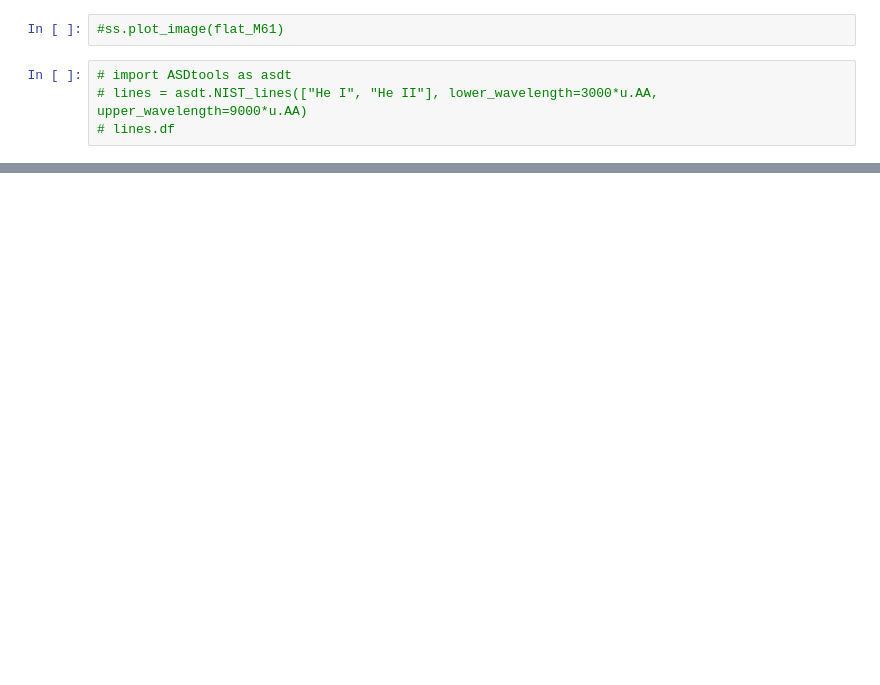
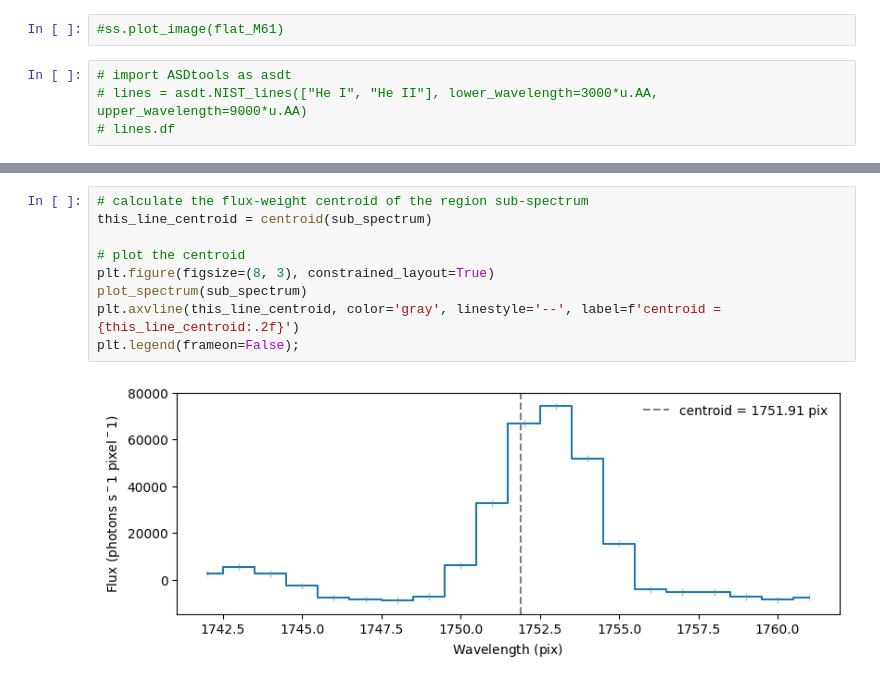
Before and after one commit to taro1256/StarburstGalaxyProject, a Jupyter notebook: Project.ipynb, the cells around one changed output, grey strips where cells are left out. Saved outputs shown, nothing was run; the diff lists cells and outputs as text; blank space fills up the shorter version.

```diff
--- a/Project.ipynb
+++ b/Project.ipynb
@@ -580,0 +654,11 @@ print(np.shape(raw_science_NCG))
+# %%
+# calculate the flux-weight centroid of the region sub-spectrum
+this_line_centroid = centroid(sub_spectrum)
+
+# plot the centroid
+plt.figure(figsize=(8, 3), constrained_layout=True)
+plot_spectrum(sub_spectrum)
+plt.axvline(this_line_centroid, color='gray', linestyle='--', label=f'centroid = {this_line_centroid:.2f}')
+plt.legend(frameon=False);
+# %% [output]
+[figure, added]
```
Also changed, not shown: parts of 25 cells of this notebook.
